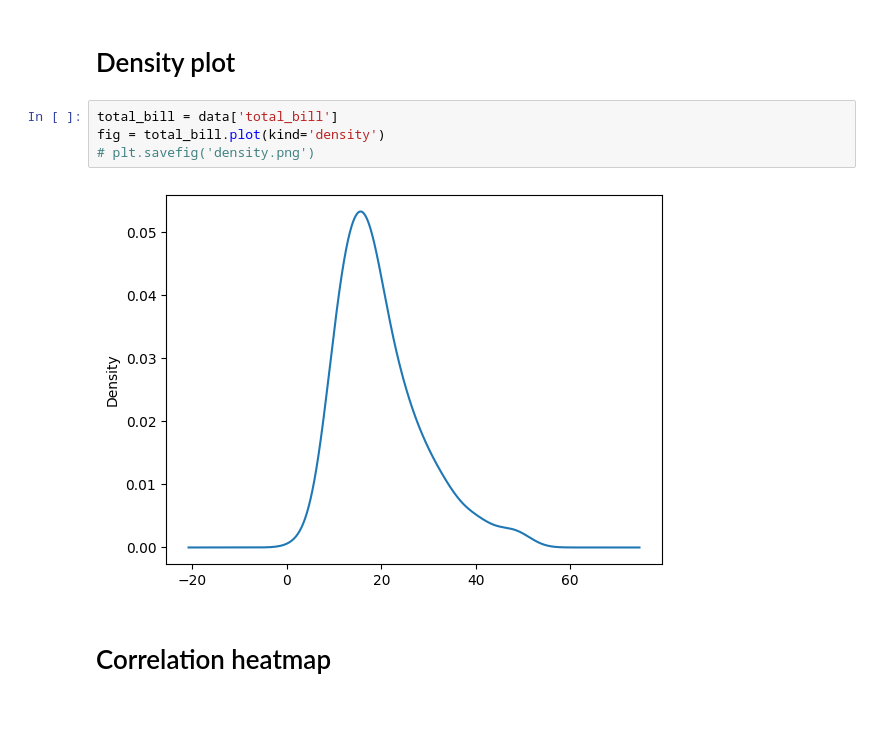
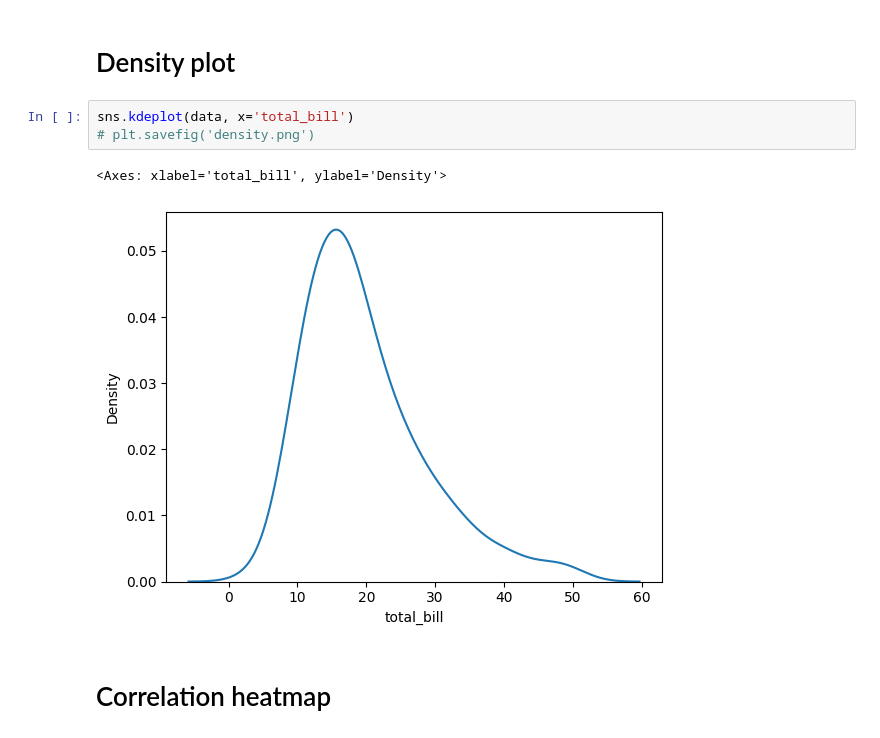
Before and after one commit to SoriyaChan/Practical-Statistics, a Jupyter notebook: EDA.ipynb, the cells around one changed output. Cells and saved outputs as stored; diff of their text form; blank space fills up the shorter version.

```diff
--- a/EDA.ipynb
+++ b/EDA.ipynb
@@ -36,11 +33,11 @@ fig = data.plot(kind='hist', column='total_bill', bins=10, rwidth=0.98, color='o
 # %% [markdown]
 # Density plot
 # %%
-total_bill = data['total_bill']
-fig = total_bill.plot(kind='density')
+sns.kdeplot(data, x='total_bill')
 # plt.savefig('density.png')
 # %% [output]
+<Axes: xlabel='total_bill', ylabel='Density'>
-[figure, old version]
+[figure, new version]
 # %% [markdown]
 # Correlation heatmap
 # %%
```
Also changed, not shown: parts of 4 cells of this notebook, 1 other file.
